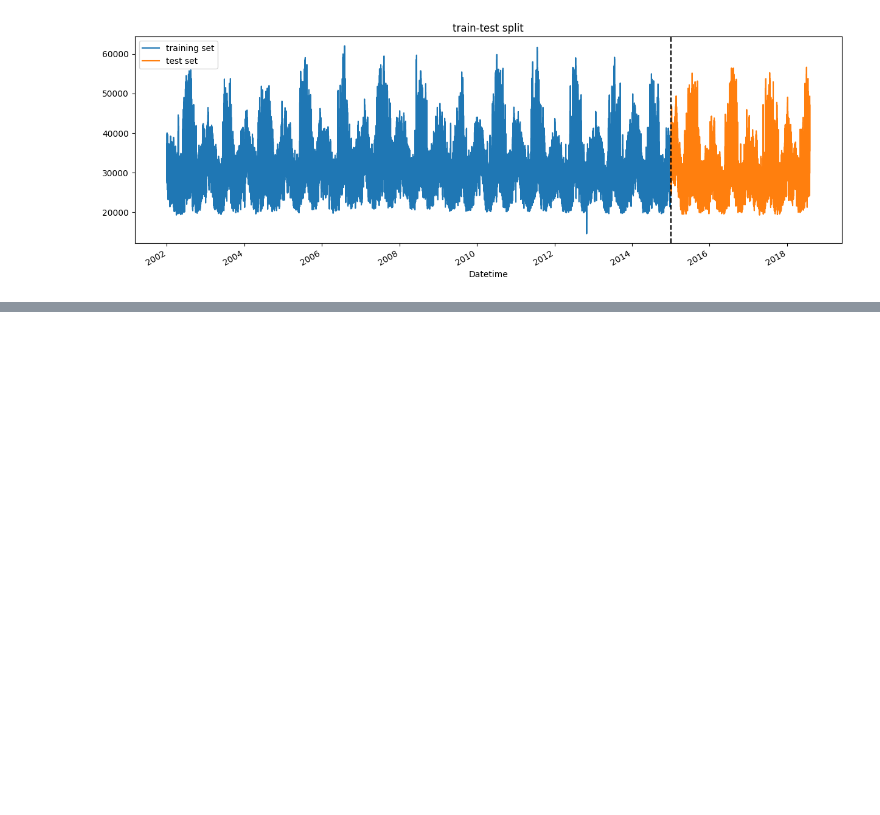
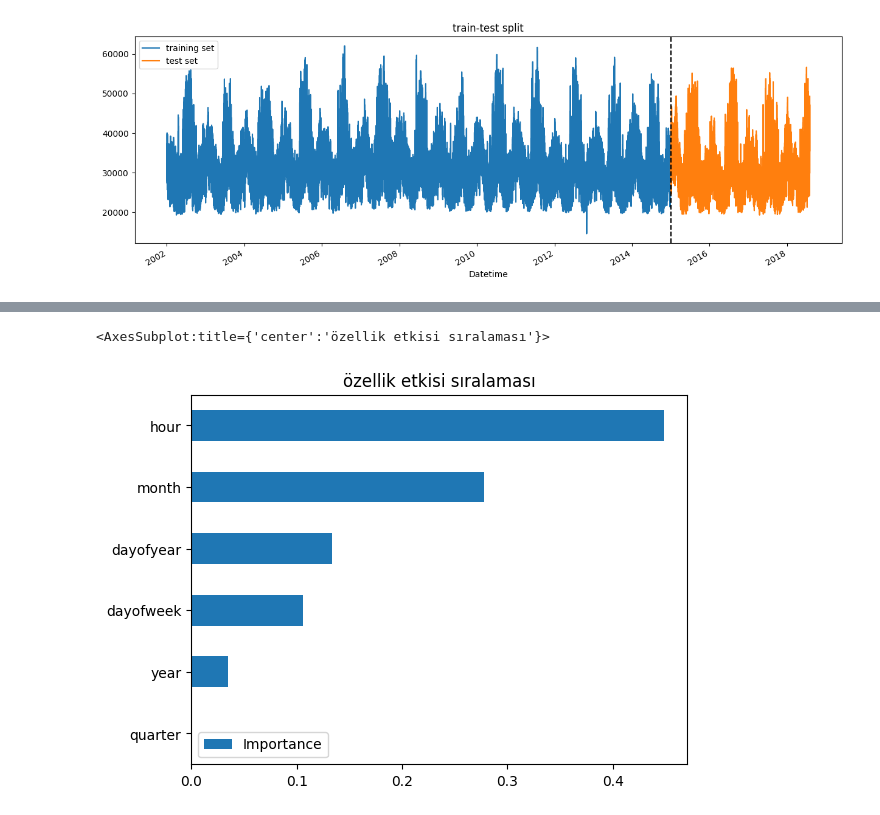
Before and after one commit to YigitDeniiz/Time_Series_Energy_Consumption_ML, a Jupyter notebook: time_series_forecast_ml.ipynb, the cells around one changed output, grey strips where cells are left out. Cells and saved outputs as stored; diff of their text form; code cells hidden in the pictures; blank space fills up the shorter version.

```diff
--- a/time_series_forecast_ml.ipynb
+++ b/time_series_forecast_ml.ipynb
@@ -109,0 +156,20 @@ plt.show()
+# %%
+# Model:
+
+train = create_features(train)
+test = create_features(test)
+
+ozellikler = ['hour', 'year', 'month', 'dayofweek', 'dayofyear','quarter']
+
+X_train = train[ozellikler]
+y_train = train["PJME_MW"]
+X_test = test[ozellikler]
+y_test = test["PJME_MW"]
+
+reg = xgb.XGBRegressor(n_estimators=1000,early_stopping_rounds=50, #eğer test seti daha gelişmezse erken durdur
+                       learning_reate=0.01)
+# rmse önce azalıp sonra tekrar artmaya başladı.
+# bu overfitting göstergesi. düzeltmek için earyl_stopping_rounds ekledik ve learning_rate azalltık.
+reg.fit(X_train,y_train,
+        eval_set=[(X_train,y_train),(X_test,y_test)],
+        verbose=100 ) #verbose:yorum satırı, kaç satırın gözükeceğini gösterir. model ile çalışırken True da bırakıyorum ki analiz edebileyim.
@@ -109,0 +192,7 @@ plt.show()
+# %%
+# Önemli Özellikler:
+
+öö = pd.DataFrame(data=reg.feature_importances_,
+            index=reg.feature_names_in_,
+            columns=["Importance"])
+öö.head()
@@ -109,0 +206,5 @@ plt.show()
+# %%
+öö.sort_values("Importance").plot(kind="barh",title="özellik etkisi sıralaması")
+# %% [output]
+<AxesSubplot:title={'center':'özellik etkisi sıralaması'}>
+[figure, added]
```
Also changed, not shown: parts of 17 cells of this notebook.
